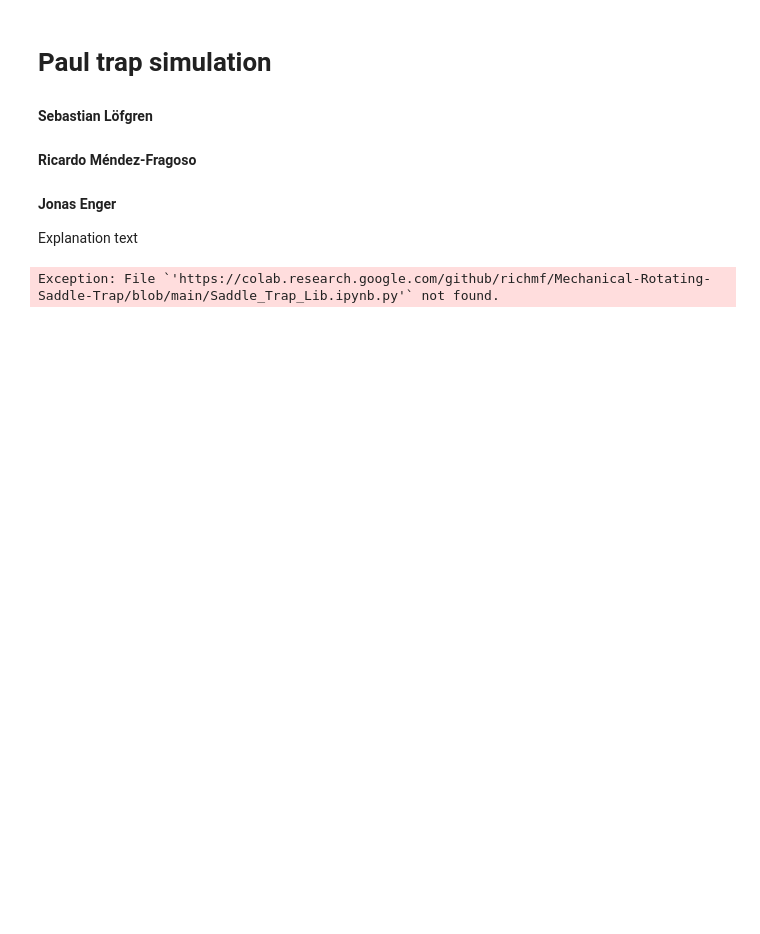
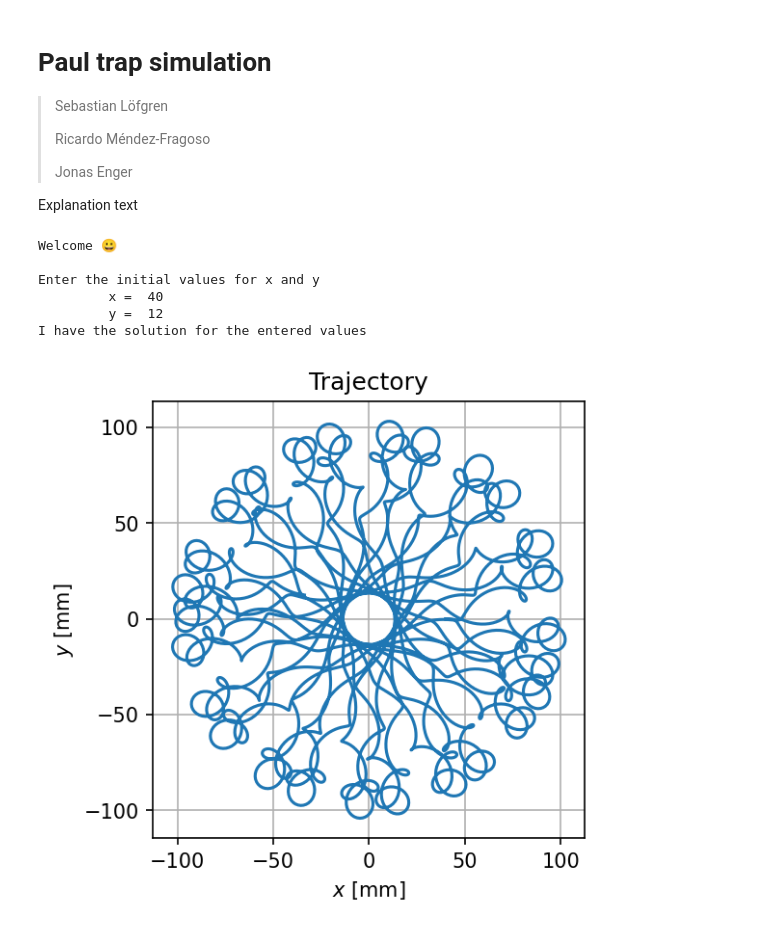
Before and after one commit to richmf/Mechanical-Rotating-Saddle-Trap, a Jupyter notebook: Simulation particle saddle trap.ipynb, the cells around one changed output. Saved outputs shown, nothing was run; the diff lists cells and outputs as text; code cells hidden in the pictures; blank space fills up the shorter version.

```diff
--- a/Simulation particle saddle trap.ipynb
+++ b/Simulation particle saddle trap.ipynb
@@ -1,12 +1,64 @@
 # %% [markdown]
 # Paul trap simulation
 
-#### Sebastian Löfgren
-#### Ricardo Méndez-Fragoso
-#### Jonas Enger
+> Sebastian Löfgren
+>
+> Ricardo Méndez-Fragoso
+>
+> Jonas Enger
 
 Explanation text
 # %%
-%run https://colab.research.google.com/github/richmf/Mechanical-Rotating-Saddle-Trap/blob/main/Saddle_Trap_Lib.ipynb
+from pylab import *
+from scipy.integrate import *
+
+def rot_saddle_trap_ode_x_y(t,x,q=0.5):
+    # x = x , vx , y , vy
+    dx , dy = x[1] , x[3]
+    dvx = -2*q*(x[0]*cos(2*t) + x[2]*sin(2*t))
+    dvy = 2*q*(x[2]*cos(2*t) - x[0]*sin(2*t))
+    return array([dx,dvx,dy,dvy])
+
+def nu2q(nu):
+    g , h , R = 9810 , 30 , 54 # default parameters for the trap
+    p=(g*h)/(R*R)
+    omega = 2*pi*nu
+    return p/(omega**2)
+
+def draw_simulation_trajectory(x_sol,y_sol):
+    fig, ax = plt.subplots(dpi=150)
+    ax.plot(x_sol,y_sol)
+    ax.grid(),title("Trajectory"),xlabel(r"$x$ [mm]"),ylabel(r"$y$ [mm]")
+    ax.set_aspect('equal')
+    show()
+
+def initial_cond():
+    print("Welcome \U0001F600 \n")
+    print('Enter the initial values for x and y')
+    x_ini = float(input('\t x = '))
+    y_ini = float(input('\t y = '))
+    return x_ini , y_ini
+
+def run_simulation():
+    x_ini,y_ini = initial_cond()
+    ini_p = [x_ini,y_ini,0.0,0.0] #####
+    t = (0,500)
+    my_q = nu2q(4)
+    xy_sol = solve_ivp(rot_saddle_trap_ode_x_y,t,ini_p,args=(my_q,),method='LSODA',dense_output=True,rtol=1e-8,atol=1e-8)
+    if xy_sol.success == True:
+        print("I have the solution for the entered values")
+    else:
+        print("I don't have the solution for the entered values")
+    t_cont = linspace(0,xy_sol.t[-1],5000)
+    x_sol , y_sol = xy_sol.sol(t_cont)[0,:] , xy_sol.sol(t_cont)[2,:]
+    draw_simulation_trajectory(x_sol , y_sol)
-# %% [output]
-Exception: File `'https://colab.research.google.com/github/richmf/Mechanical-Rotating-Saddle-Trap/blob/main/Saddle_Trap_Lib.ipynb.py'` not found.
+# %%
+run_simulation()
+# %% [output]
+Welcome 😀
+
+Enter the initial values for x and y
+         x =  40
+         y =  12
+I have the solution for the entered values
+[figure, added]
```
